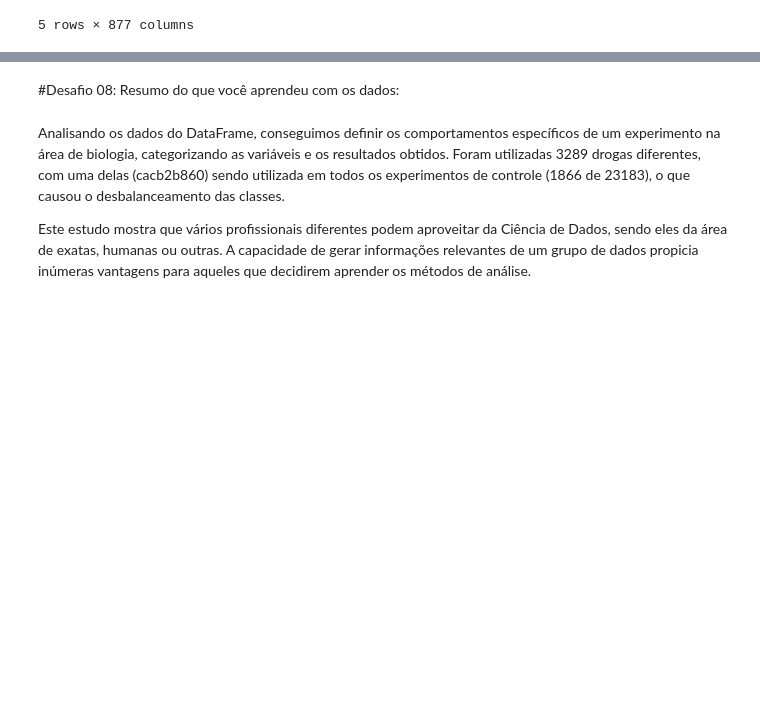
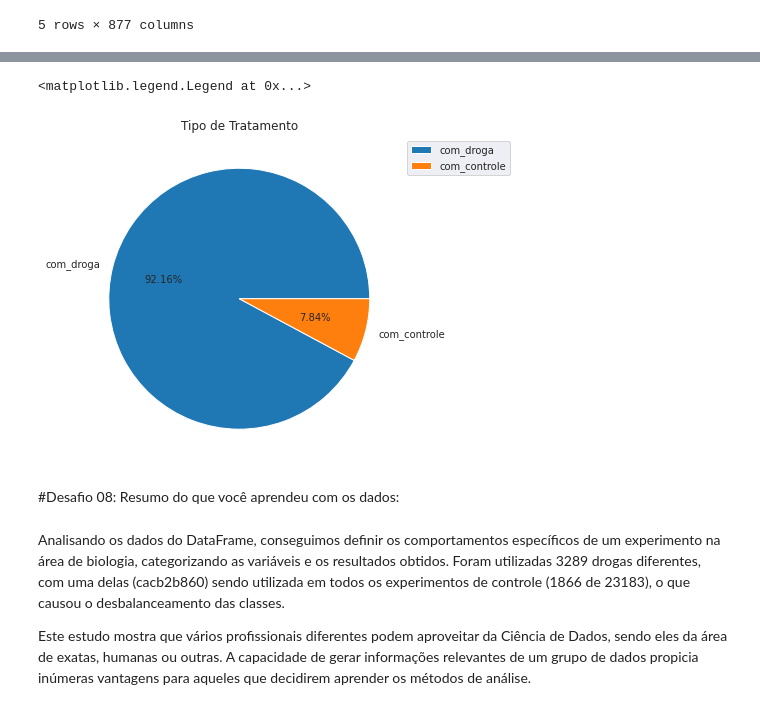
Before and after one commit to MisterGusMan/Alura_ID3, a Jupyter notebook: Análise_Aula_1.ipynb, the cells around one changed output, grey strips where cells are left out. Saved outputs shown, nothing was run; the diff lists cells and outputs as text; code cells hidden in the pictures; blank space fills up the shorter version.

```diff
--- a/Análise_Aula_1.ipynb
+++ b/Análise_Aula_1.ipynb
@@ -266,3 +288,12 @@ Realizado utilizando a biblioteca seaborn.
+# %%
+l = df['tratamento'].unique()
+plt.figure(figsize=(10,6))
+plt.pie(df['tratamento'].value_counts(), autopct='%1.2f%%',labels = l)
+plt.title('Tipo de Tratamento')
+plt.legend(bbox_to_anchor=(1, 1))
+# %% [output]
+<matplotlib.legend.Legend at 0x...>
+[figure, added]
 # %% [markdown]
 #Desafio 08: Resumo do que você aprendeu com os dados:
 # %% [markdown]
```
Also changed, not shown: parts of 8 cells of this notebook.
